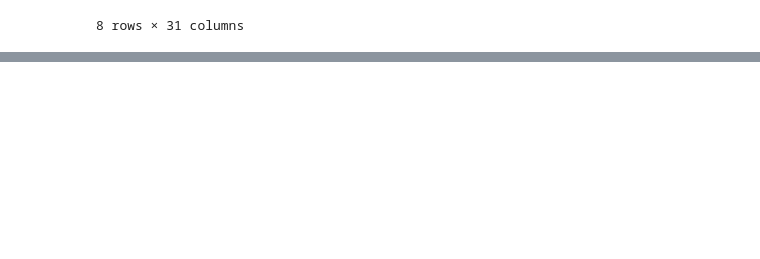
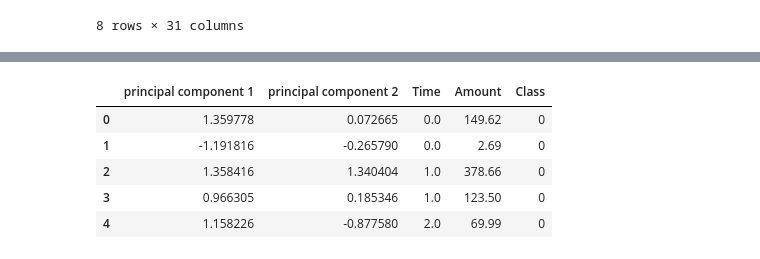
Before and after one commit to bukhbayar/capstone-finance, a Jupyter notebook: notebooks/1.0-credit-card-fraud.ipynb, the cells around one changed output, grey strips where cells are left out. Saved outputs shown, nothing was run; the diff lists cells and outputs as text; code cells hidden in the pictures; blank space fills up the shorter version.

```diff
--- a/notebooks/1.0-credit-card-fraud.ipynb
+++ b/notebooks/1.0-credit-card-fraud.ipynb
@@ -31,0 +159,11 @@ df.shape
+# %%
+features = ['V1', 'V2', 'V3', 'V4', 'V5', 'V6', 'V7', 'V8', 'V9', 'V10',
+       'V11', 'V12', 'V13', 'V14', 'V15', 'V16', 'V17', 'V18', 'V19', 'V20',
+       'V21', 'V22', 'V23', 'V24', 'V25', 'V26', 'V27', 'V28']
+x = df.loc[:, features].values
+# %%
+pca = PCA(n_components=2)
+principalComponents = pca.fit_transform(x)
+principalDf = pd.DataFrame(data = principalComponents, columns = ['principal component 1', 'principal component 2'])
+
+principalDf.head(5)
@@ -31,0 +177,10 @@ df.shape
+# %%
+finalDf = pd.concat([principalDf, df[['Time','Amount','Class']]], axis = 1)
+finalDf.head(5)
+# %% [output]
+|  | principal component 1 | principal component 2 | Time | Amount | Class |
+| 0 | 1.359778 | 0.072665 | 0.0 | 149.62 | 0 |
+| 1 | -1.191816 | -0.265790 | 0.0 | 2.69 | 0 |
+| 2 | 1.358416 | 1.340404 | 1.0 | 378.66 | 0 |
+| 3 | 0.966305 | 0.185346 | 1.0 | 123.50 | 0 |
+| 4 | 1.158226 | -0.877580 | 2.0 | 69.99 | 0 |
```
Also changed, not shown: parts of 18 cells of this notebook.
